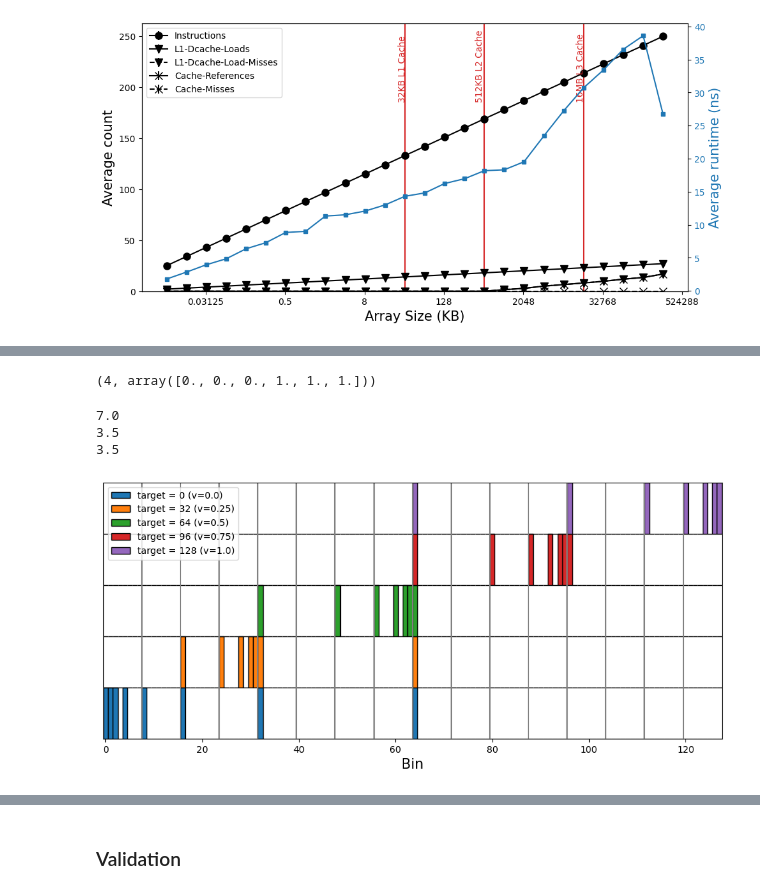
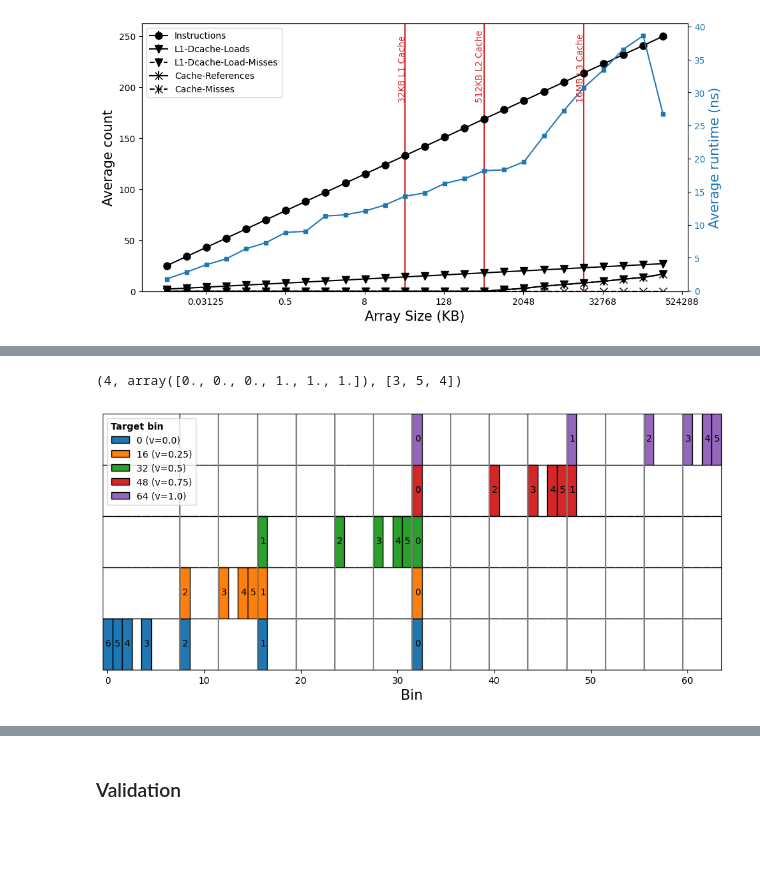
Before and after one commit to jolly-chen/msc-project, a Jupyter notebook: cpu-sequential/validation-das6.ipynb, the cells around one changed output, grey strips where cells are left out. Cells and saved outputs as stored; diff of their text form; code cells hidden in the pictures; blank space fills up the shorter version.

```diff
--- a/cpu-sequential/validation-das6.ipynb
+++ b/cpu-sequential/validation-das6.ipynb
@@ -744,5 +765,6 @@ bm_df.head(10)
 # %%
-validation_results = "das6-cpu/20231127-223143"
+# validation_results = "das6-cpu/20231127-223143"
+validation_results = "das6-cpu/inner_validation"
 validation_df = pd.read_csv(validation_results)
 validation_df["nvals"] =  validation_df["input"].apply(lambda s: float(s.split("_")[-1].split(".")[0]))
 validation_df["distribution"] =  validation_df["input"].apply(lambda s: s.split("_")[1])
@@ -851,7 +890,7 @@ l.SetTextSize(0.05)
 title="Calibration of T_{usb}"
 mg = ROOT.TMultiGraph("mg", title)
 
-g = ROOT.TGraph(len(usb_df["param"]), usb_df["param"].values, usb_df["real_time"].values)
+g = ROOT.TGraph(len(usb_df["param_0"]), usb_df["param_0"].values, usb_df["real_time"].values)
 g.SetMarkerSize(1)
 g.SetMarkerStyle(20)
 mg.Add(g, "P")
@@ -2075,6 +2113,7 @@ def lower_bound(a, v):
     count = len(a)
     last = count - 1
     acc = np.zeros(len(a))
+    indices = []
 
     while count > 0:
         it = first
@@ -2082,6 +2121,7 @@ def lower_bound(a, v):
         it += step
 
         acc[it] += 1
+        indices.append(it)
 
         if a[it] < v:
             it += 1
@@ -2089,57 +2129,62 @@ def lower_bound(a, v):
             count -= step + 1
         else:
             count = step
-    return first, acc
+    return first, acc, indices
 
 a = [0,1,2,3,4,5]
-v = 4
+v = 3.5
 lower_bound(a,v)
 # %% [output]
-(4, array([0., 0., 0., 1., 1., 1.]))
+(4, array([0., 0., 0., 1., 1., 1.]), [3, 5, 4])
 # %%
 ################## Access Pattern Illustration ##########################
 
 selected_val = cbm_mean["param_1"].unique().astype(np.int64)/4.
 # selected_val = np.linspace(0.,1.,4)
 # selected_val = np.linspace(0.,1.,6)
 # selected_nbins = cbm_mean["nbins"].unique()
-selected_nbins = 128
-
-print(np.log2(selected_nbins))
-print(np.log(selected_nbins)/np.log(4))
-print(np.log2(selected_nbins)/2)
+selected_nbins = 64
 
 fig = plt.figure(figsize=(12, 5))
 ax = plt.subplot(111)
 
 tot_acc = 0
 for vi, val in enumerate(selected_val):
     a = np.arange(selected_nbins)
     v = selected_nbins * val
-    r, acc = lower_bound(a,v)
+    r, acc, indices = lower_bound(a,v)
     # print(a, acc)
     # plt.bar(a, acc, label=f"v = {val} ({int(sum(acc))})", width=1, alpha=0.4, edgecolor="k")
     # plt.bar(a, acc, label=f"destination = {r} ({int(sum(acc))})", width=1, alpha=1, edgecolor="k",
-    plt.bar(a, acc, label=f"target = {r} (v={val})", width=1, alpha=1, edgecolor="k",
+    # p = plt.bar(0, 0, label=f"{r} (v={val})", width=1, alpha=1, edgecolor="k",
+    #         bottom=vi,
+    #         # bottom=tot_acc,
+    #        )
+    # for ii, idx in enumerate(indices):
+    #     plt.bar(a[idx], acc[idx], width=1, alpha=1, edgecolor="k",
+    #             color = p[0].get_facecolor(),
+    #             bottom=vi)
+
+    p = plt.bar(a, acc, label=f"{r} (v={val})", width=1, alpha=1, edgecolor="k",
             bottom=vi,
             # bottom=tot_acc,
            )
+    for ii, idx in enumerate(indices):
+        plt.text(idx-0.25, vi+0.45, ii)
     tot_acc += acc
 
 hmin, hmax = ax.get_ylim()
-for i in range(8, selected_nbins, 8):
+for i in range(8, selected_nbins, 4):
     plt.vlines(i-0.5, ymin=hmin, ymax=hmax, color="gray")
 
 plt.ylim([0, len(selected_val)])
 plt.xlim([-0.5, selected_nbins-0.5])
 plt.xlabel("Bin")
 # plt.ylabel("Number of accesses")
 plt.yticks([])
-plt.legend(loc="upper left")
-plt.savefig("../../images/binsearh_access_pattern.pdf", format="pdf", bbox_inches='tight')
+plt.legend(loc="upper left", title="Target bin", alignment="left",
+           title_fontproperties={'weight':'bold'})
+plt.savefig("../../images/binsearch_access_pattern.pdf", format="pdf", bbox_inches='tight')
 plt.show()
 # %% [output]
-7.0
-3.5
-3.5
-[figure, old version]
+[figure, new version]
```
Also changed, not shown: parts of 27 cells of this notebook.
